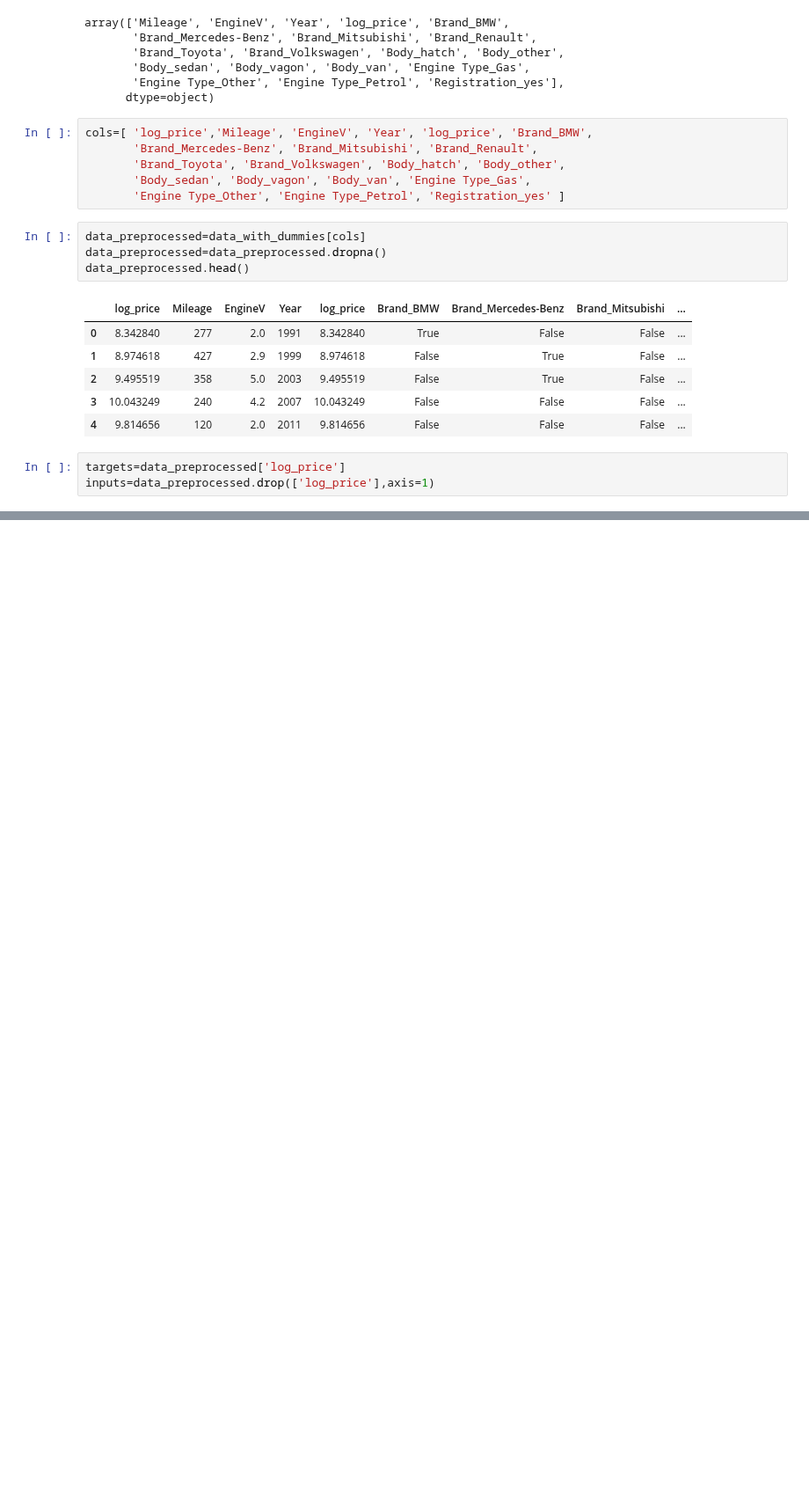
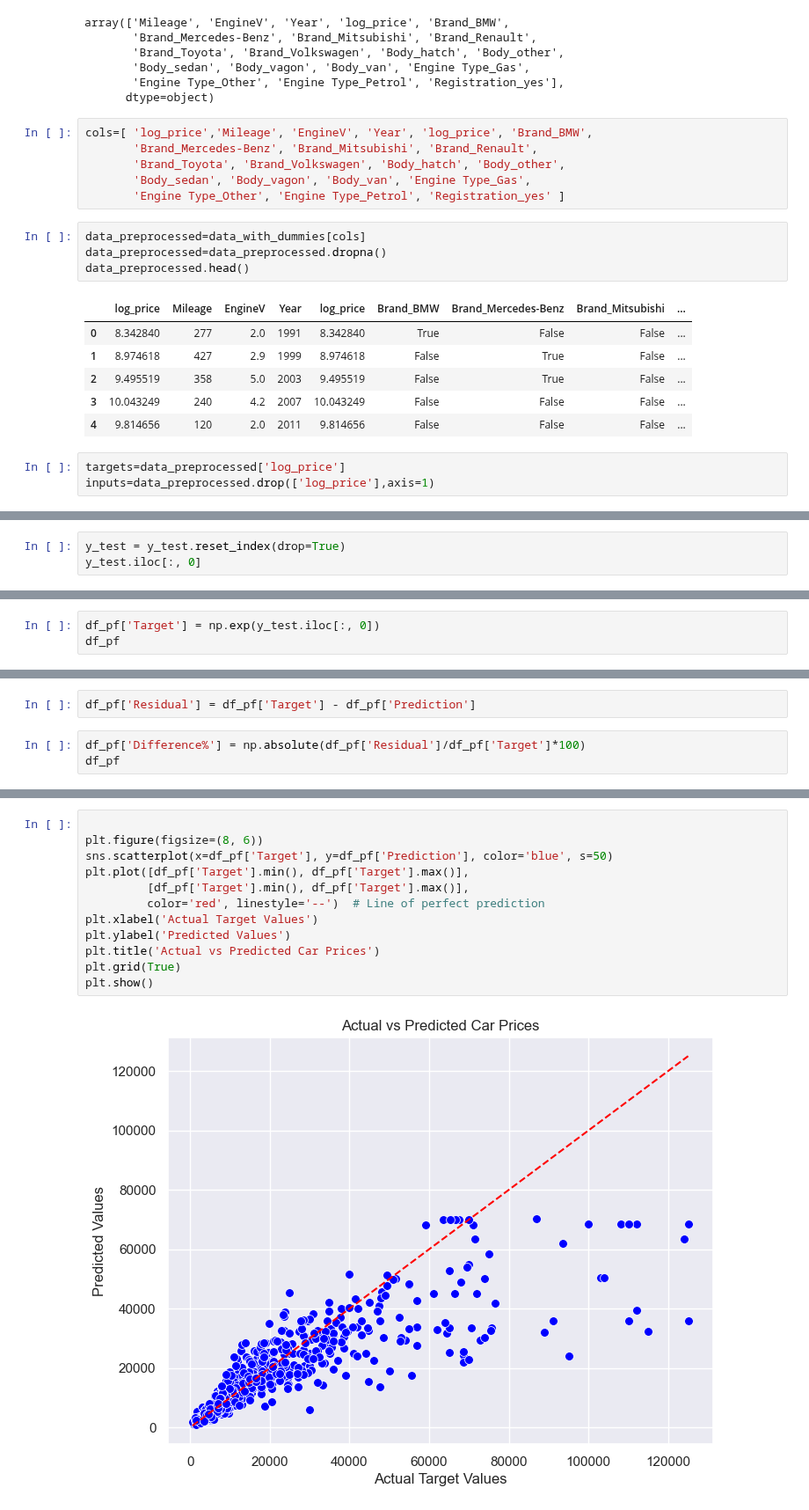
Before and after one commit to Shreetam12345/Linear-Regression, a Jupyter notebook: Linear_Regression.ipynb, the cells around one changed output, grey strips where cells are left out. Shown at 88% size. Saved outputs shown, nothing was run; the diff lists cells and outputs as text; blank space fills up the shorter version.

```diff
--- a/Linear_Regression.ipynb
+++ b/Linear_Regression.ipynb
@@ -324,0 +378,3 @@ array(['BMW', 'Mercedes-Benz', 'Audi', 'Toyota', 'Renault', 'Volkswagen',
+# %%
+y_test = y_test.reset_index(drop=True)
+y_test.iloc[:, 0]
@@ -324,0 +394,3 @@ array(['BMW', 'Mercedes-Benz', 'Audi', 'Toyota', 'Renault', 'Volkswagen',
+# %%
+df_pf['Target'] = np.exp(y_test.iloc[:, 0])
+df_pf
@@ -324,0 +411,5 @@ array(['BMW', 'Mercedes-Benz', 'Audi', 'Toyota', 'Renault', 'Volkswagen',
+# %%
+df_pf['Residual'] = df_pf['Target'] - df_pf['Prediction']
+# %%
+df_pf['Difference%'] = np.absolute(df_pf['Residual']/df_pf['Target']*100)
+df_pf
@@ -324,0 +454,14 @@ array(['BMW', 'Mercedes-Benz', 'Audi', 'Toyota', 'Renault', 'Volkswagen',
+# %%
+
+plt.figure(figsize=(8, 6))
+sns.scatterplot(x=df_pf['Target'], y=df_pf['Prediction'], color='blue', s=50)
+plt.plot([df_pf['Target'].min(), df_pf['Target'].max()],
+         [df_pf['Target'].min(), df_pf['Target'].max()],
+         color='red', linestyle='--')  # Line of perfect prediction
+plt.xlabel('Actual Target Values')
+plt.ylabel('Predicted Values')
+plt.title('Actual vs Predicted Car Prices')
+plt.grid(True)
+plt.show()
+# %% [output]
+[figure, added]
```
Also changed, not shown: parts of 43 cells of this notebook.
